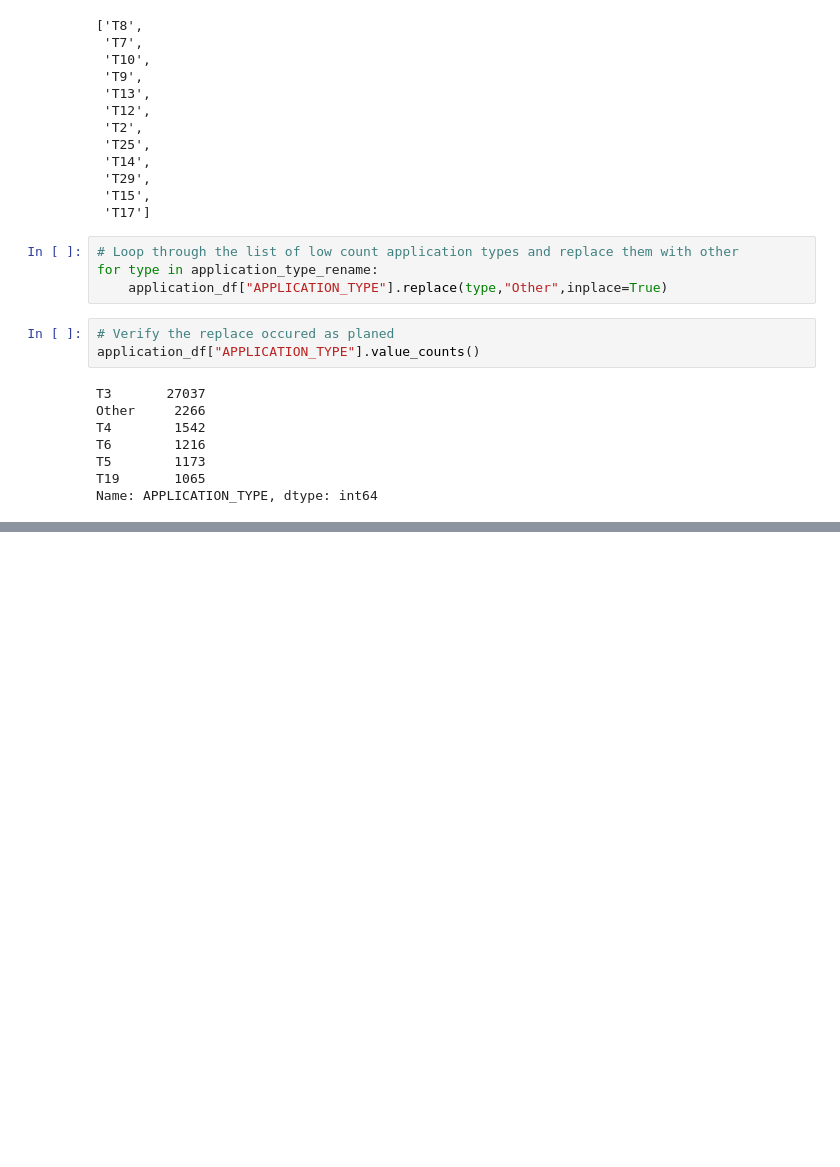
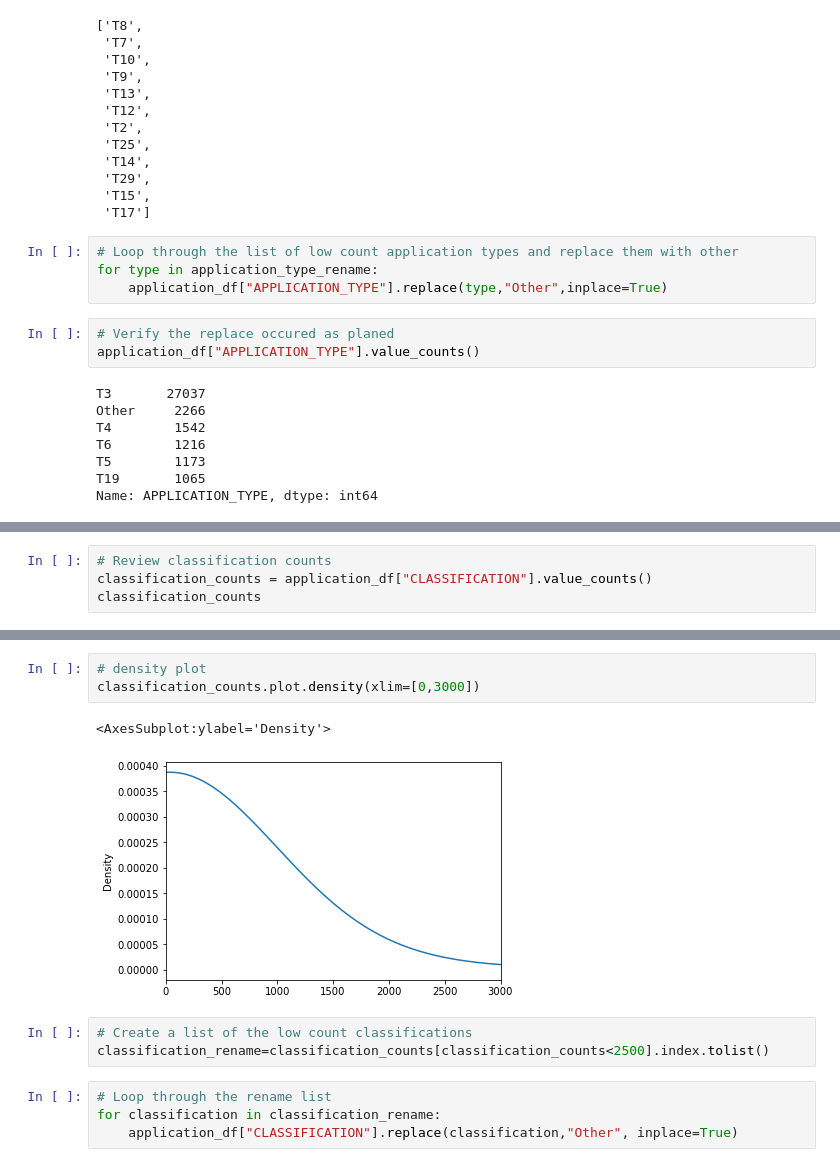
Before and after one commit to david-garza/Neural_Network_Charity_Analysis, a Jupyter notebook: AlphabetSoupCharity_Optimzation.ipynb, the cells around one changed output, grey strips where cells are left out. Drawn from its saved outputs; the diff is of its cells as text; blank space fills up the shorter version.

Commit message:
bucketed classification

```diff
--- a/AlphabetSoupCharity_Optimzation.ipynb
+++ b/AlphabetSoupCharity_Optimzation.ipynb
@@ -255,0 +258,4 @@ Name: APPLICATION_TYPE, dtype: int64
+# %%
+# Review classification counts
+classification_counts = application_df["CLASSIFICATION"].value_counts()
+classification_counts
@@ -255,0 +275,13 @@ Name: APPLICATION_TYPE, dtype: int64
+# %%
+# density plot
+classification_counts.plot.density(xlim=[0,3000])
+# %% [output]
+<AxesSubplot:ylabel='Density'>
+[figure, added]
+# %%
+# Create a list of the low count classifications
+classification_rename=classification_counts[classification_counts<2500].index.tolist()
+# %%
+# Loop through the rename list
+for classification in classification_rename:
+    application_df["CLASSIFICATION"].replace(classification,"Other", inplace=True)
```
Also changed, not shown: parts of 3 cells of this notebook.
